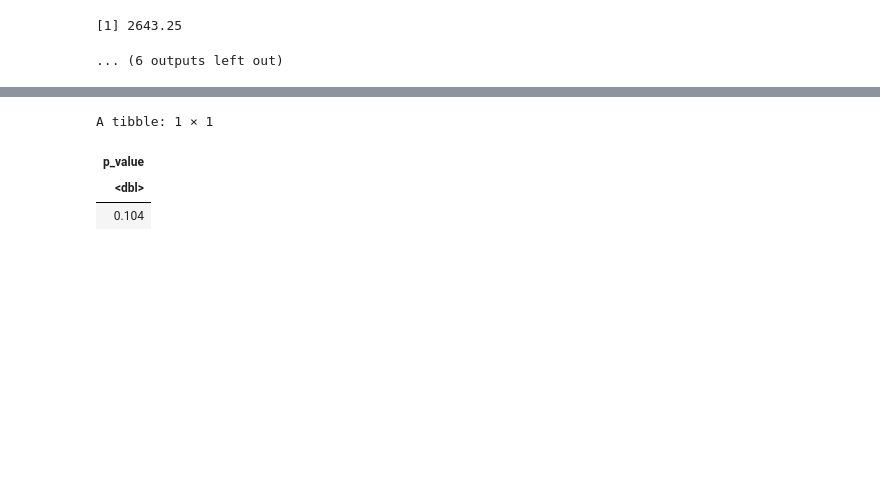
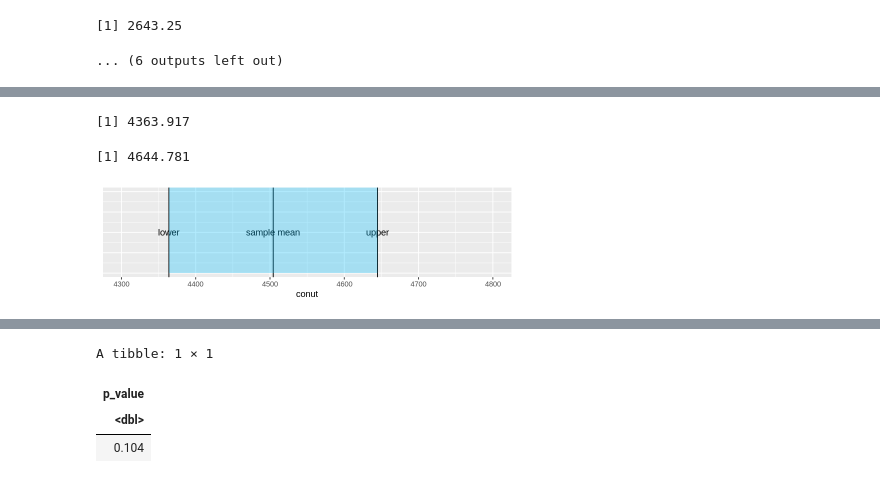
Before and after one commit to Sparsh16/STAT-201-Group-Project, a Jupyter notebook: code/code.ipynb, the cells around one changed output, grey strips where cells are left out. Saved outputs shown, nothing was run; the diff lists cells and outputs as text; code cells hidden in the pictures; blank space fills up the shorter version.

```diff
--- a/code/code.ipynb
+++ b/code/code.ipynb
@@ -22,10 +22,10 @@ library(infer)
 # Part 1
 # prepare environment.
 
-# default_plot_width <- 7
-# default_plot_height <- 7
-default_plot_width <- 10
-default_plot_height <- 10
+default_plot_width <- 7
+default_plot_height <- 7
+# default_plot_width <- 10
+# default_plot_height <- 10
 set.seed(1)
 
 options(repr.matrix.max.rows = 6)
@@ -259,6 +260,40 @@ ci_plot_se
 # %%
 # Section 3
 # Get confidence interval from CLT
+# %%
+sample_sd <- sd(all_BikeSharingData$cnt)
+
+lower <- sample_mean + qnorm((1-confidence_level)/2, 0, 1) * (sample_sd / sqrt(nrow(all_BikeSharingData)))
+lower
+upper <- sample_mean + qnorm((1-(1-confidence_level)/2), 0, 1) * (sample_sd / sqrt(nrow(all_BikeSharingData)))
+upper
+# %% [output]
+[1] 4363.917
+[1] 4644.781
+# %%
+options(repr.plot.width = default_plot_width, repr.plot.height = 2)
+ci_plot_CLT <- ggplot() +
+  geom_vline(xintercept = sample_mean) +
+  geom_vline(xintercept = lower) +
+  geom_vline(xintercept = upper) +
+  xlim(4300, 4800) +
+  ylim(0, 1) +
+  labs(x="conut") +
+  annotate("text", x=sample_mean, y=0.5, label="sample mean") +
+  annotate("text", x=lower, y=0.5, label="lower") +
+  annotate("text", x=upper, y=0.5, label="upper") +
+  theme(axis.title.y=element_blank(),
+        axis.text.y=element_blank(),
+        axis.ticks.y=element_blank()) +
+    annotate("rect", xmin = lower, xmax = upper, ymin = 0, ymax = Inf,
+             fill = "deepskyblue",
+             alpha = 0.3)
+
+ci_plot_CLT
+
+options(repr.plot.width = default_plot_width, repr.plot.height = default_plot_height)
+# %% [output]
+[figure, added]
 # %%
 # Section 4
 # Hypothesis test
```
Also changed, not shown: parts of 10 cells of this notebook.
